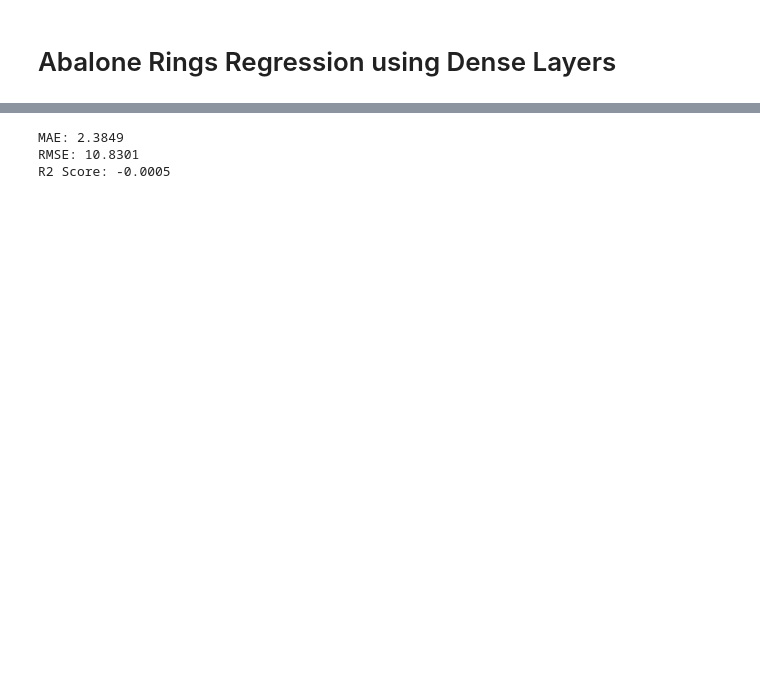
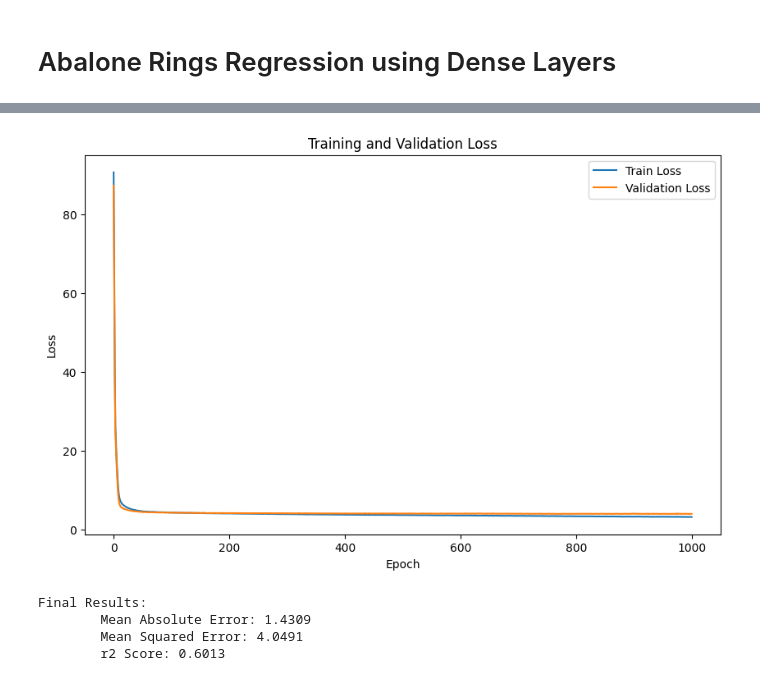
Before and after one commit to measaverb/ai-class, a Jupyter notebook: 1주차/abalone/02_dl_regression.ipynb, the cells around one changed output, grey strips where cells are left out. Cells and saved outputs as stored; diff of their text form; code cells hidden in the pictures; blank space fills up the shorter version.

```diff
--- a/1주차/abalone/02_dl_regression.ipynb
+++ b/1주차/abalone/02_dl_regression.ipynb
@@ -11,6 +17,2 @@ from sklearn.metrics import mean_absolute_error, mean_squared_error, r2_score
 # %%
 data = pd.read_csv('data/abalone.csv')
-# %%
-le = LabelEncoder()
-data['Sex'] = le.fit_transform(data['Sex'])
-data['Sex']
@@ -30,4 +19,6 @@ Name: Sex, Length: 4177, dtype: int64
 # %%
-X = data.drop('Rings', axis=1)
-y = data['Rings']
+data['Sex'] = data['Sex'].map({'M': 0, 'F': 1, 'I': 2})
+
+X = data.drop('Rings', axis=1).values
+y = data['Rings'].values
 # %%
@@ -58,9 +56,13 @@ net = AbaloneRegressionNet(input_size=input_size, hidden_size=hidden_size)
 # %%
+input_size = X_train_scaled.shape[1]
+net = AbaloneNet(input_size)
 criterion = nn.MSELoss()
-optimizer = torch.optim.SGD(net.parameters(), lr=0.001)
+optimizer = optim.Adam(net.parameters(), lr=0.001)
 # %%
 num_epochs = 1000
-batch_size = 32
+batch_size = 128
+train_losses = []
+val_losses = []
 
 for epoch in range(num_epochs):
     net.train()
@@ -75,6 +77,16 @@ for epoch in range(num_epochs):
         loss.backward()
         optimizer.step()
 
+    net.eval()
+    with torch.no_grad():
+        train_predictions = net(X_train_tensor)
+        train_loss = criterion(train_predictions, y_train_tensor)
+        train_losses.append(train_loss.item())
+
+        val_predictions = net(X_test_tensor)
+        val_loss = criterion(val_predictions, y_test_tensor)
+        val_losses.append(val_loss.item())
+
     if (epoch + 1) % 100 == 0:
-        print(f'Epoch [{epoch+1}/{num_epochs}], Loss: {loss.item():.4f}')
+        print(f'Epoch [{epoch+1}/{num_epochs}], Train Loss: {train_loss.item():.4f}, Val Loss: {val_loss.item():.4f}')
 # %% [output]
@@ -91,20 +103,30 @@ Epoch [1000/1000], Loss: 12.9736
+# %%
+plt.figure(figsize=(10, 6))
+plt.plot(train_losses, label='Train Loss')
+plt.plot(val_losses, label='Validation Loss')
+plt.xlabel('Epoch')
+plt.ylabel('Loss')
+plt.title('Training and Validation Loss')
+plt.legend()
+plt.show()
+plt.close()
+# %% [output]
+[figure, added]
 # %%
 net.eval()
 with torch.no_grad():
-    y_pred = net(X_test_tensor)
-
-y_pred = y_pred.numpy()
-y_test = y_test.values.reshape(-1, 1)
+    y_pred = net(X_test_tensor).numpy().flatten()
 
 mae = mean_absolute_error(y_test, y_pred)
 mse = mean_squared_error(y_test, y_pred)
-rmse = np.sqrt(mse)
 r2 = r2_score(y_test, y_pred)
 
-print(f'MAE: {mae:.4f}')
-print(f'RMSE: {mse:.4f}')
-print(f'R2 Score: {r2:.4f}')
+print('Final Results:')
+print(f'\tMean Absolute Error: {mae:.4f}')
+print(f'\tMean Squared Error: {mse:.4f}')
+print(f'\tr2 Score: {r2:.4f}')
 # %% [output]
-MAE: 2.3849
-RMSE: 10.8301
-R2 Score: -0.0005
+Final Results:
+        Mean Absolute Error: 1.4309
+        Mean Squared Error: 4.0491
+        r2 Score: 0.6013
```
Also changed, not shown: parts of 11 cells of this notebook, 8 other files.
